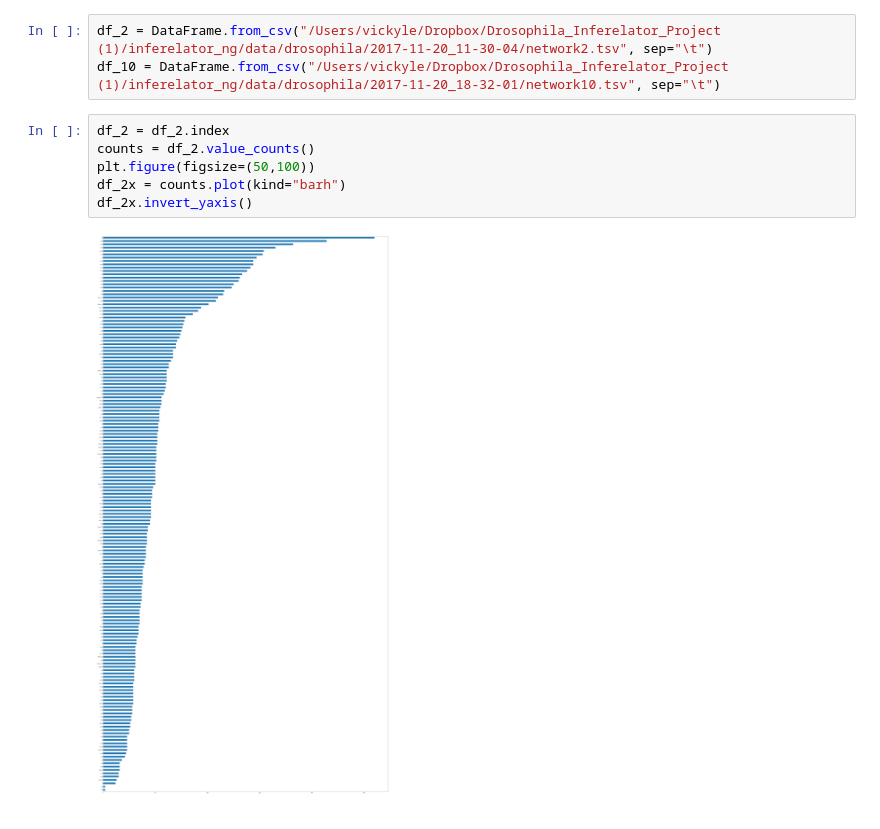
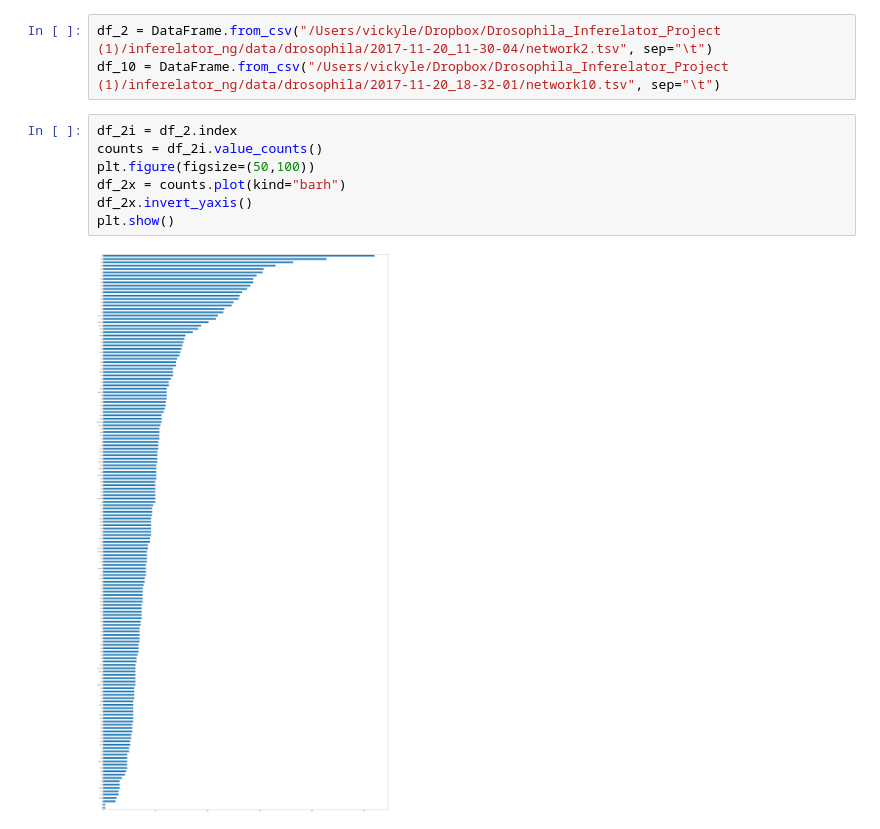
Before and after one commit to vickyleinc/Drosophila_inferelator, a Jupyter notebook: Drosophila bootstrap run comparisons.ipynb, the cells around one changed output. Cells and saved outputs as stored; diff of their text form.

```diff
--- a/Drosophila bootstrap run comparisons.ipynb
+++ b/Drosophila bootstrap run comparisons.ipynb
@@ -8,10 +8,11 @@ from pandas import DataFrame
 df_2 = DataFrame.from_csv("/Users/vickyle/Dropbox/Drosophila_Inferelator_Project (1)/inferelator_ng/data/drosophila/2017-11-20_11-30-04/network2.tsv", sep="\t")
 df_10 = DataFrame.from_csv("/Users/vickyle/Dropbox/Drosophila_Inferelator_Project (1)/inferelator_ng/data/drosophila/2017-11-20_18-32-01/network10.tsv", sep="\t")
 # %%
-df_2 = df_2.index
-counts = df_2.value_counts()
+df_2i = df_2.index
+counts = df_2i.value_counts()
 plt.figure(figsize=(50,100))
 df_2x = counts.plot(kind="barh")
 df_2x.invert_yaxis()
+plt.show()
 # %% [output]
-[figure, old version]
+[figure, new version]
```
Also changed, not shown: parts of 5 cells of this notebook.
